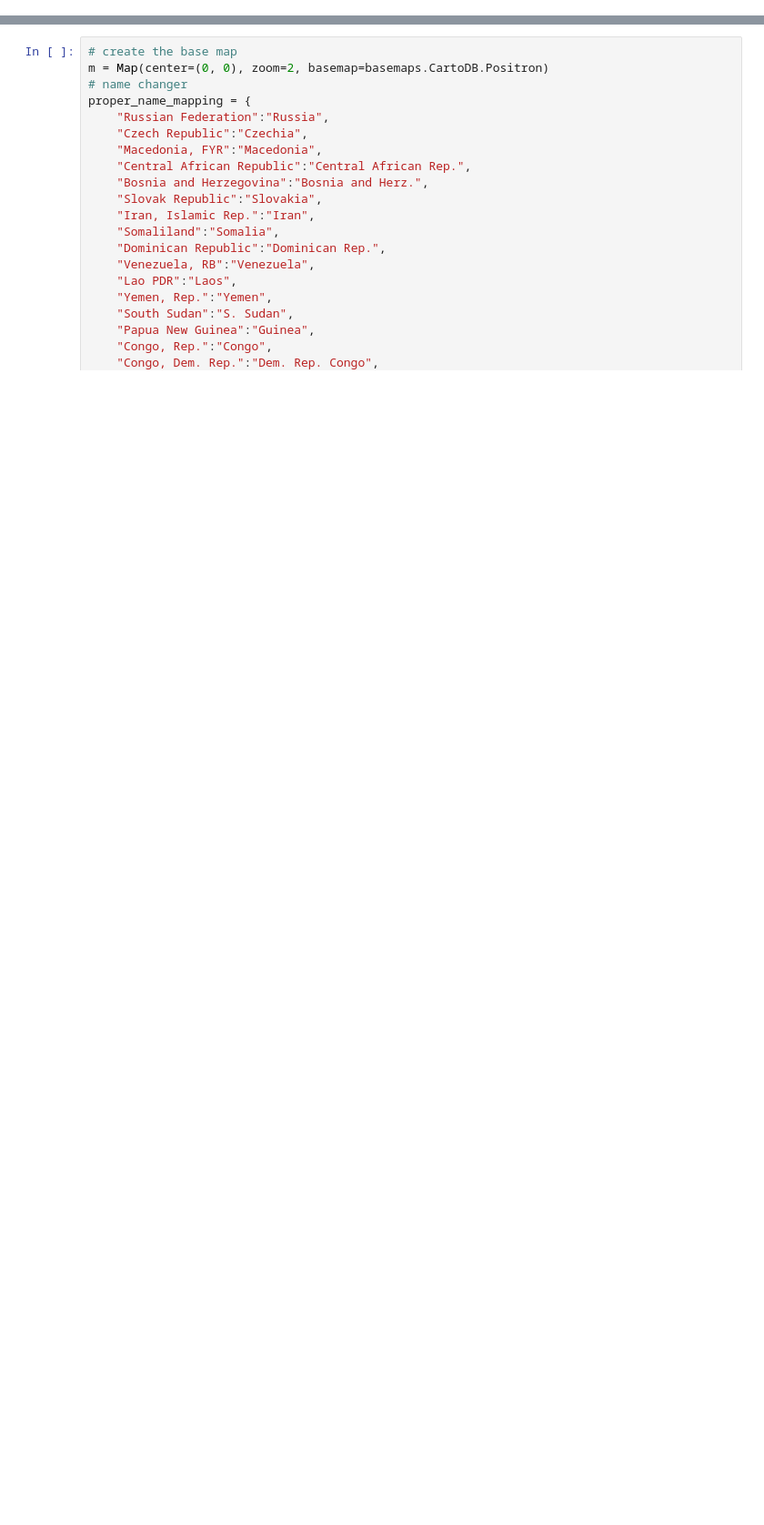
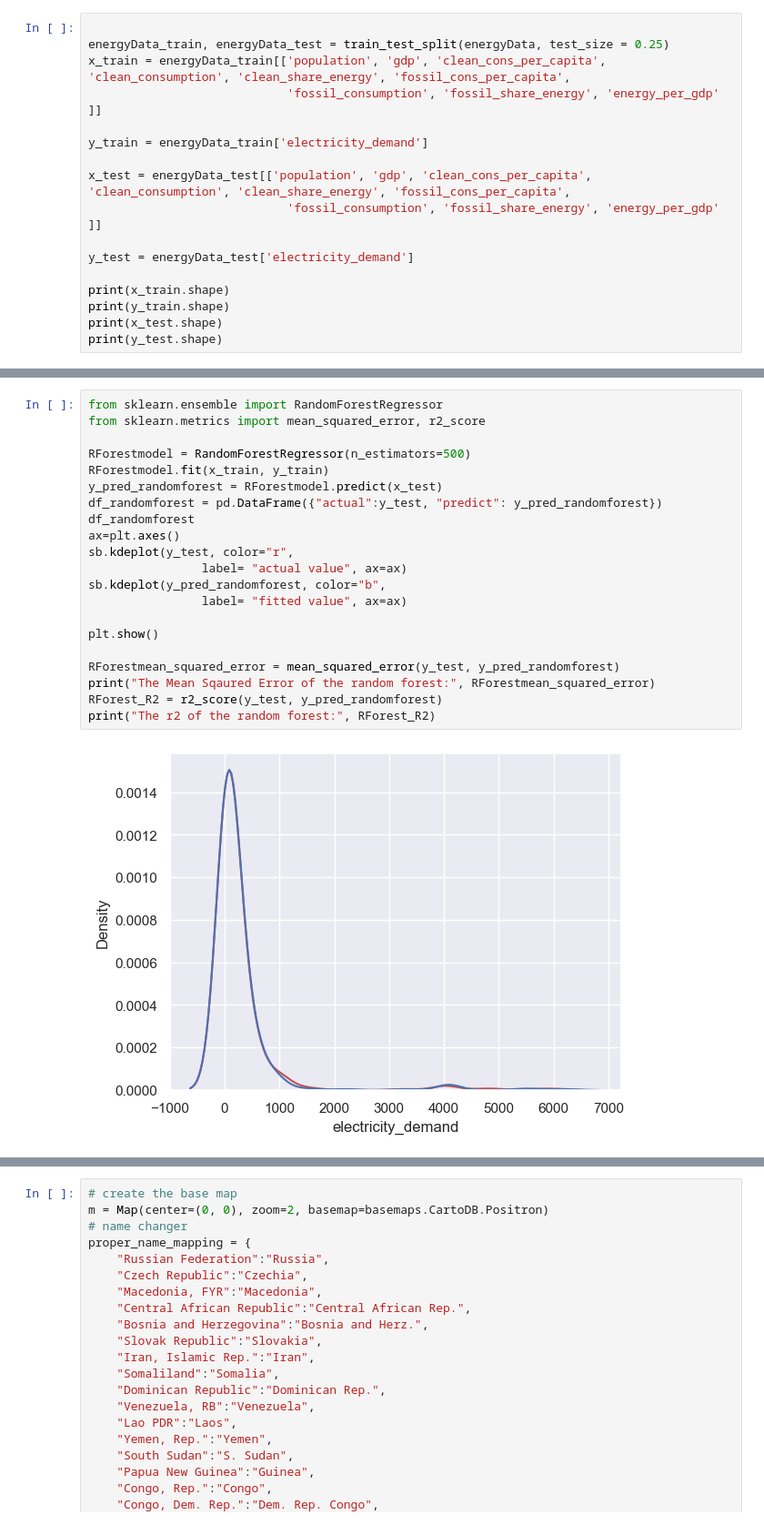
Before and after one commit to Smith-bytes/Project, a Jupyter notebook: project.ipynb, the cells around one changed output, grey strips where cells are left out. Shown at 91% size. Cells and saved outputs as stored; diff of their text form; blank space fills up the shorter version.

Commit message:
with random forest (map to be fiixed

```diff
--- a/project.ipynb
+++ b/project.ipynb
@@ -54,0 +34,17 @@ dtype: int64
+# %%
+
+energyData_train, energyData_test = train_test_split(energyData, test_size = 0.25)
+x_train = energyData_train[['population', 'gdp', 'clean_cons_per_capita', 'clean_consumption', 'clean_share_energy', 'fossil_cons_per_capita',
+                            'fossil_consumption', 'fossil_share_energy', 'energy_per_gdp' ]]
+
+y_train = energyData_train['electricity_demand']
+
+x_test = energyData_test[['population', 'gdp', 'clean_cons_per_capita', 'clean_consumption', 'clean_share_energy', 'fossil_cons_per_capita',
+                            'fossil_consumption', 'fossil_share_energy', 'energy_per_gdp' ]]
+
+y_test = energyData_test['electricity_demand']
+
+print(x_train.shape)
+print(y_train.shape)
+print(x_test.shape)
+print(y_test.shape)
@@ -54,0 +58,23 @@ dtype: int64
+# %%
+from sklearn.ensemble import RandomForestRegressor
+from sklearn.metrics import mean_squared_error, r2_score
+
+RForestmodel = RandomForestRegressor(n_estimators=500)
+RForestmodel.fit(x_train, y_train)
+y_pred_randomforest = RForestmodel.predict(x_test)
+df_randomforest = pd.DataFrame({"actual":y_test, "predict": y_pred_randomforest})
+df_randomforest
+ax=plt.axes()
+sb.kdeplot(y_test, color="r",
+                label= "actual value", ax=ax)
+sb.kdeplot(y_pred_randomforest, color="b",
+                label= "fitted value", ax=ax)
+
+plt.show()
+
+RForestmean_squared_error = mean_squared_error(y_test, y_pred_randomforest)
+print("The Mean Sqaured Error of the random forest:", RForestmean_squared_error)
+RForest_R2 = r2_score(y_test, y_pred_randomforest)
+print("The r2 of the random forest:", RForest_R2)
+# %% [output]
+[figure, added]
```
Also changed, not shown: parts of 11 cells of this notebook, 1 other file.
